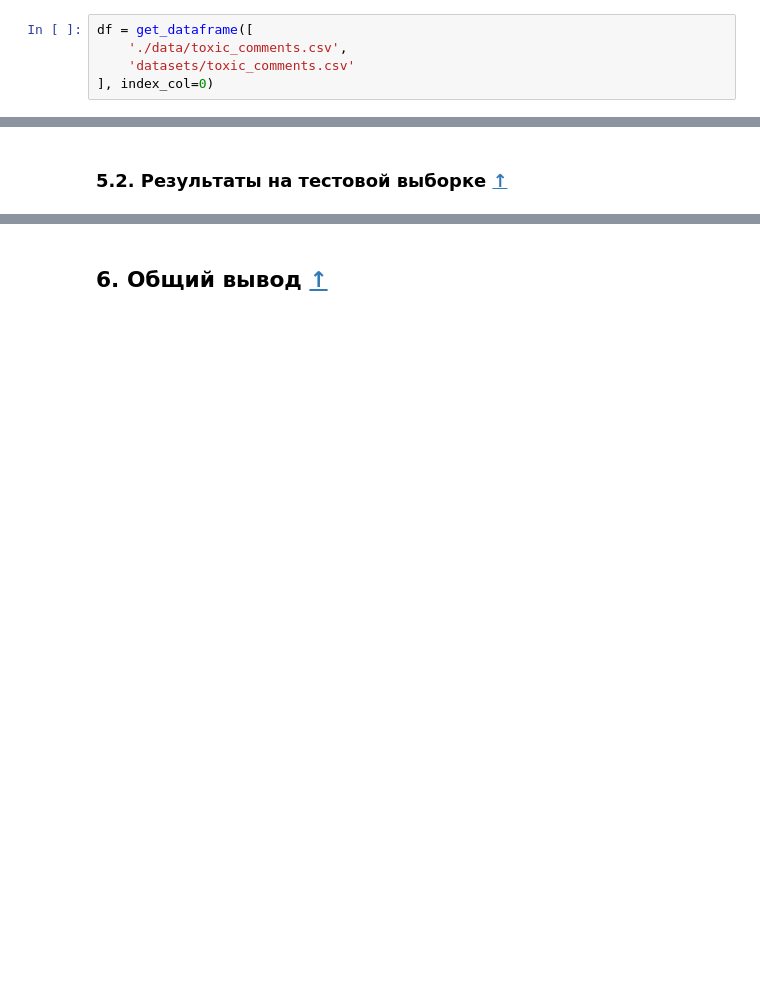
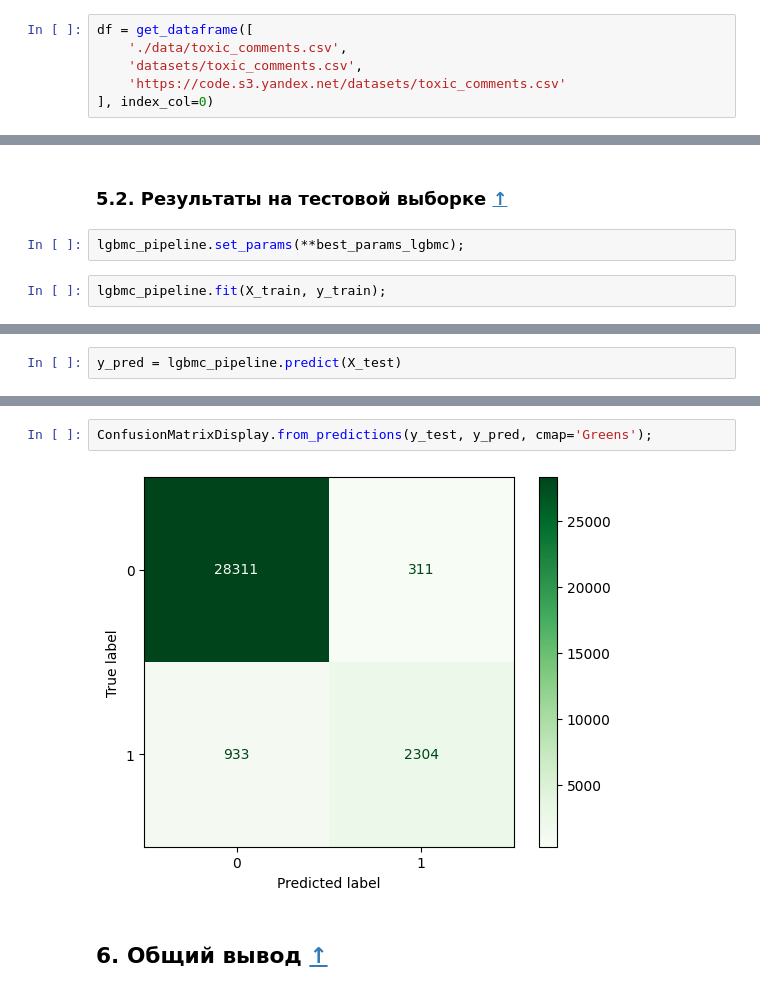
Before and after one commit to dolbilov/yandex_practicum_projects, a Jupyter notebook: 17_toxic_comments/project.ipynb, the cells around one changed output, grey strips where cells are left out. Cells and saved outputs as stored; diff of their text form; blank space fills up the shorter version.

```diff
--- a/17_toxic_comments/project.ipynb
+++ b/17_toxic_comments/project.ipynb
@@ -166,7 +178,8 @@ def get_value_counts(series: pd.Series) -> None:
 # %%
 df = get_dataframe([
     './data/toxic_comments.csv',
-    'datasets/toxic_comments.csv'
+    'datasets/toxic_comments.csv',
+    'https://code.s3.yandex.net/datasets/toxic_comments.csv'
 ], index_col=0)
 # %%
 df.head()
@@ -544,0 +712,4 @@ pd.DataFrame(
+# %%
+lgbmc_pipeline.set_params(**best_params_lgbmc);
+# %%
+lgbmc_pipeline.fit(X_train, y_train);
@@ -544,0 +737,2 @@ pd.DataFrame(
+# %%
+y_pred = lgbmc_pipeline.predict(X_test)
@@ -545 +755,5 @@ pd.DataFrame(
+# %%
+ConfusionMatrixDisplay.from_predictions(y_test, y_pred, cmap='Greens');
+# %% [output]
+[figure, added]
 # %% [markdown]
```
Also changed, not shown: parts of 40 cells of this notebook.
